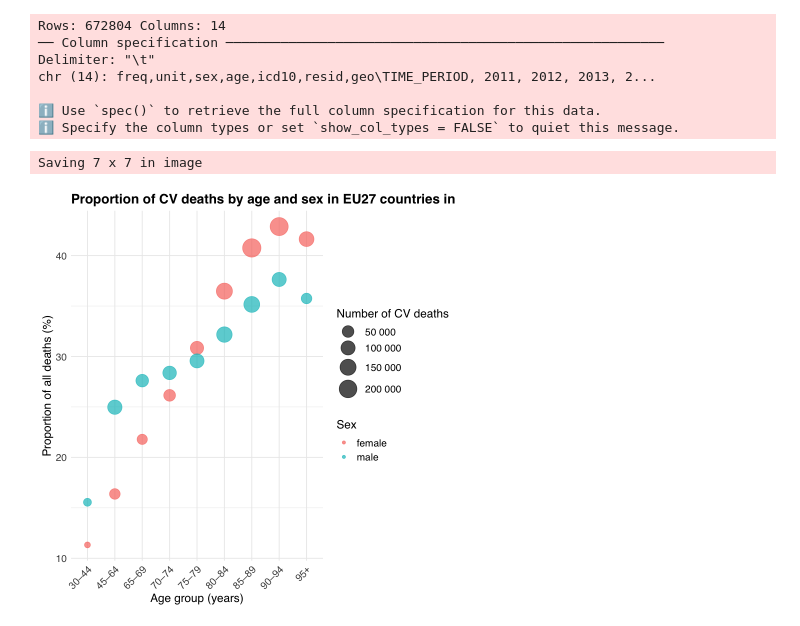
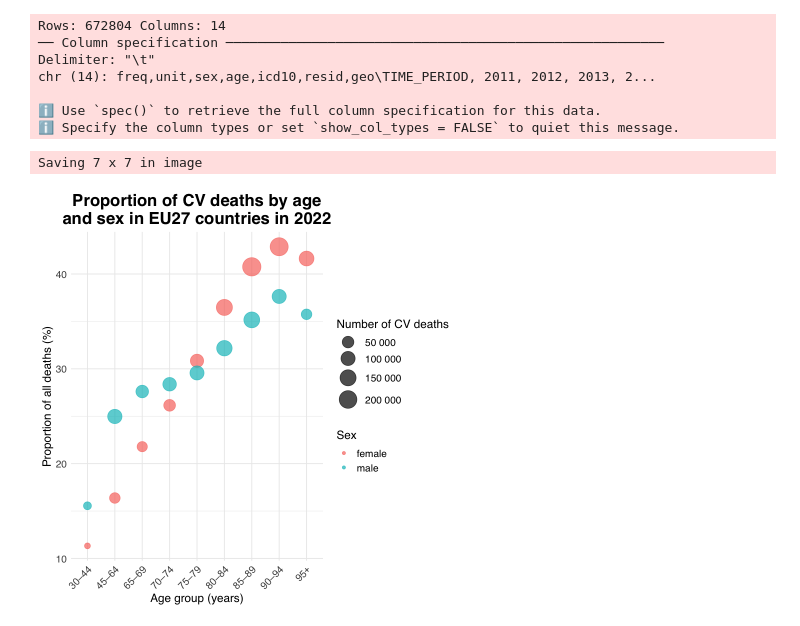
Before and after one commit to yuryatin/eu27-causes-of-death-gender-comparison, a Jupyter notebook: notebook.ipynb, the cells around one changed output. Saved outputs shown, nothing was run; the diff lists cells and outputs as text; code cells hidden in the pictures.

```diff
--- a/notebook.ipynb
+++ b/notebook.ipynb
@@ -70,24 +70,24 @@ chr (14): freq,unit,sex,age,icd10,resid,geo\TIME_PERIOD, 2011, 2012, 2013, 2...
 # %%
 ggplot(df, aes(x = age_group, y = ratio, color = sex, size = I)) +
   geom_point(alpha = 0.7) +
   scale_size_continuous(range = c(3, 10), labels = label_number(big.mark = " ")) +
   labs(
     x = "Age group (years)",
     y = "Proportion of all deaths (%)",
     size = "Number of CV deaths",
     color = "Sex"
   ) +
-  ggtitle(paste("Proportion of CV deaths by age and sex in EU27 countries in", year_to_analyze)) +
+  ggtitle(paste("Proportion of CV deaths by age\nand sex in EU27 countries in", year_to_analyze)) +
   theme_minimal() +
   theme(axis.text.x = element_text(angle = 45, hjust = 1, size = 12),
         axis.text.y = element_text(size = 12, family = "Helvetica"),
         axis.title.x = element_text(size = 14, family = "Helvetica"),
         axis.title.y = element_text(size = 14, family = "Helvetica"),
         legend.title = element_text(size = 14, family = "Helvetica"),
         legend.text = element_text(size = 12, family = "Helvetica"),
-        plot.title = element_text(size = 16, face = "bold", family = "Helvetica"))
+        plot.title = element_text(hjust = 0.5, size = 20, face = "bold", family = "Helvetica"))
 
 ggsave("plot.svg", plot = last_plot())
 # %% [output]
 Saving 7 x 7 in image
-[figure, old version]
+[figure, new version]
```
Also changed, not shown: parts of 2 cells of this notebook, 1 other file.
